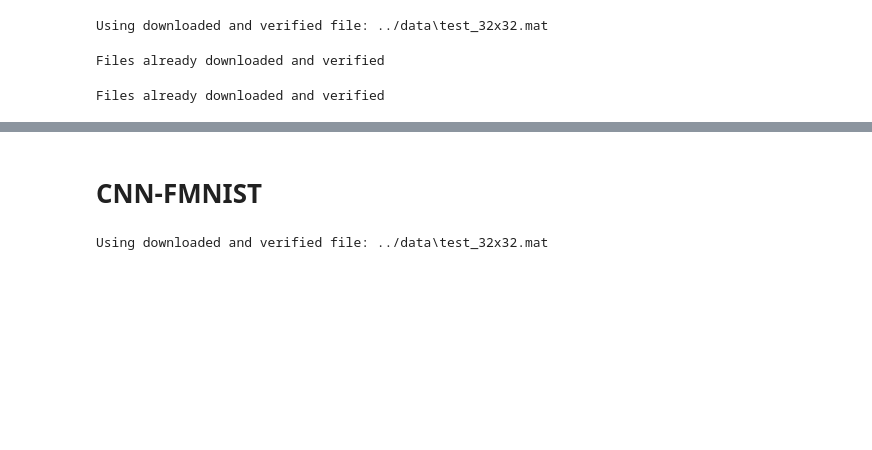
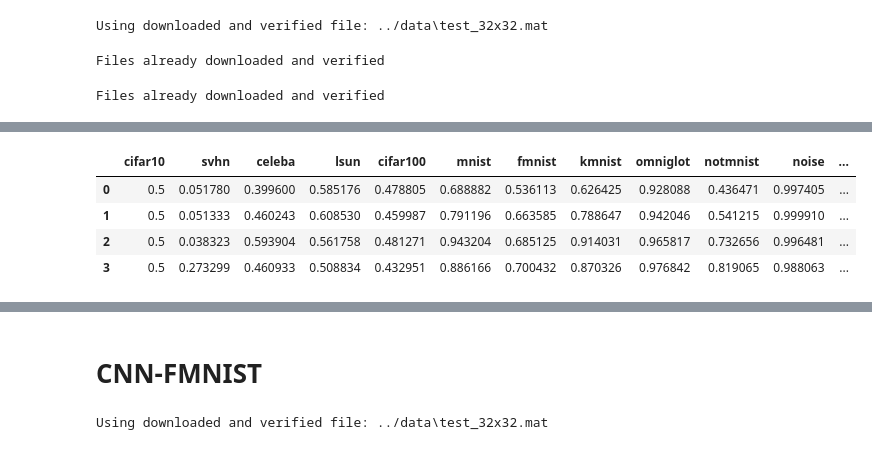
Before and after one commit to shinypond/ood_detection, a Jupyter notebook: code/FINAL_TEST_CNN.ipynb, the cells around one changed output, grey strips where cells are left out. Drawn from its saved outputs; the diff is of its cells as text; code cells hidden in the pictures; blank space fills up the shorter version.

```diff
--- a/code/FINAL_TEST_CNN.ipynb
+++ b/code/FINAL_TEST_CNN.ipynb
@@ -122,3 +122,33 @@ df
+# %%
+aurocs = []
+for stuff in ['L1', 'L2', 'L3', 'L4']:
+    s = {}
+    for ood in opt.ood_list:
+        for key in SCOREs[opt.train_dist][ood].keys():
+            if key[:2] == stuff:
+                try:
+                    s[ood] += SCOREs[opt.train_dist][ood][key].copy()
+                except:
+                    s[ood] = SCOREs[opt.train_dist][ood][key].copy()
+
+    auroc = {}
+    for ood in opt.ood_list:
+        args = [
+            s[opt.train_dist],
+            s[ood]
+        ]
+        labels = [opt.train_dist, ood]
+        auroc[ood] = AUROC(*args, labels=labels, verbose=False)
+    auroc = pd.Series(auroc)
+    aurocs.append(auroc)
+
+pd.DataFrame(aurocs)
+# %% [output]
+|  | cifar10 | svhn | celeba | lsun | cifar100 | mnist | fmnist | kmnist | omniglot | notmnist | noise | ... |
+| 0 | 0.5 | 0.051780 | 0.399600 | 0.585176 | 0.478805 | 0.688882 | 0.536113 | 0.626425 | 0.928088 | 0.436471 | 0.997405 | ... |
+| 1 | 0.5 | 0.051333 | 0.460243 | 0.608530 | 0.459987 | 0.791196 | 0.663585 | 0.788647 | 0.942046 | 0.541215 | 0.999910 | ... |
+| 2 | 0.5 | 0.038323 | 0.593904 | 0.561758 | 0.481271 | 0.943204 | 0.685125 | 0.914031 | 0.965817 | 0.732656 | 0.996481 | ... |
+| 3 | 0.5 | 0.273299 | 0.460933 | 0.508834 | 0.432951 | 0.886166 | 0.700432 | 0.870326 | 0.976842 | 0.819065 | 0.988063 | ... |
 # %%
 x = range(len(df.index))
 fig = plt.figure(figsize=(12, 9))
```
Also changed, not shown: parts of 5 cells of this notebook, 41 other files.
